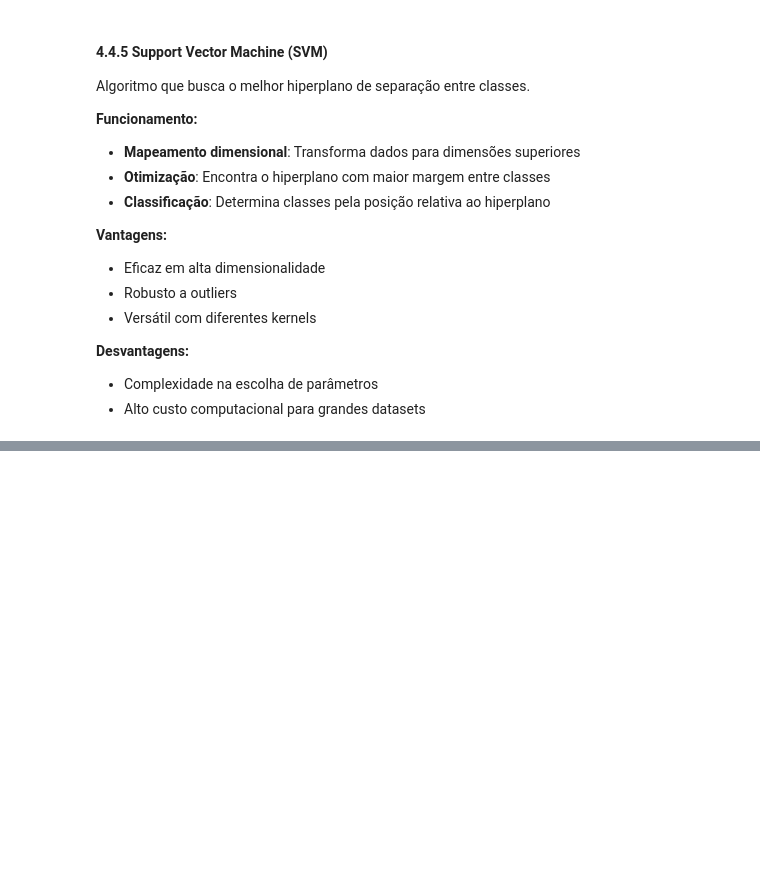
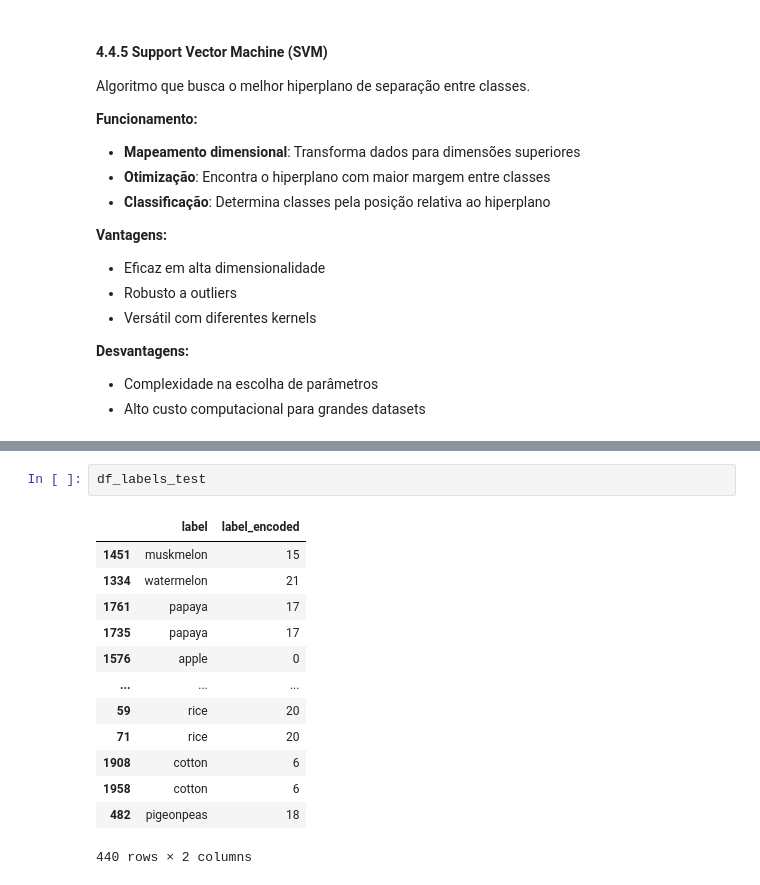
Before and after one commit to luisfuturist/activity-fiap-ai-p3a4, a Jupyter notebook: LuisFillipeEmidio_RM559976_fase3_cap14.ipynb, the cells around one changed output, grey strips where cells are left out. Saved outputs shown, nothing was run; the diff lists cells and outputs as text; blank space fills up the shorter version.

```diff
--- a/LuisFillipeEmidio_RM559976_fase3_cap14.ipynb
+++ b/LuisFillipeEmidio_RM559976_fase3_cap14.ipynb
@@ -1074,0 +925,16 @@ Predicted label: rice
+# %%
+df_labels_test
+# %% [output]
+|  | label | label_encoded |
+| 1451 | muskmelon | 15 |
+| 1334 | watermelon | 21 |
+| 1761 | papaya | 17 |
+| 1735 | papaya | 17 |
+| 1576 | apple | 0 |
+| ... | ... | ... |
+| 59 | rice | 20 |
+| 71 | rice | 20 |
+| 1908 | cotton | 6 |
+| 1958 | cotton | 6 |
+| 482 | pigeonpeas | 18 |
+440 rows × 2 columns
```
Also changed, not shown: parts of 58 cells of this notebook.
